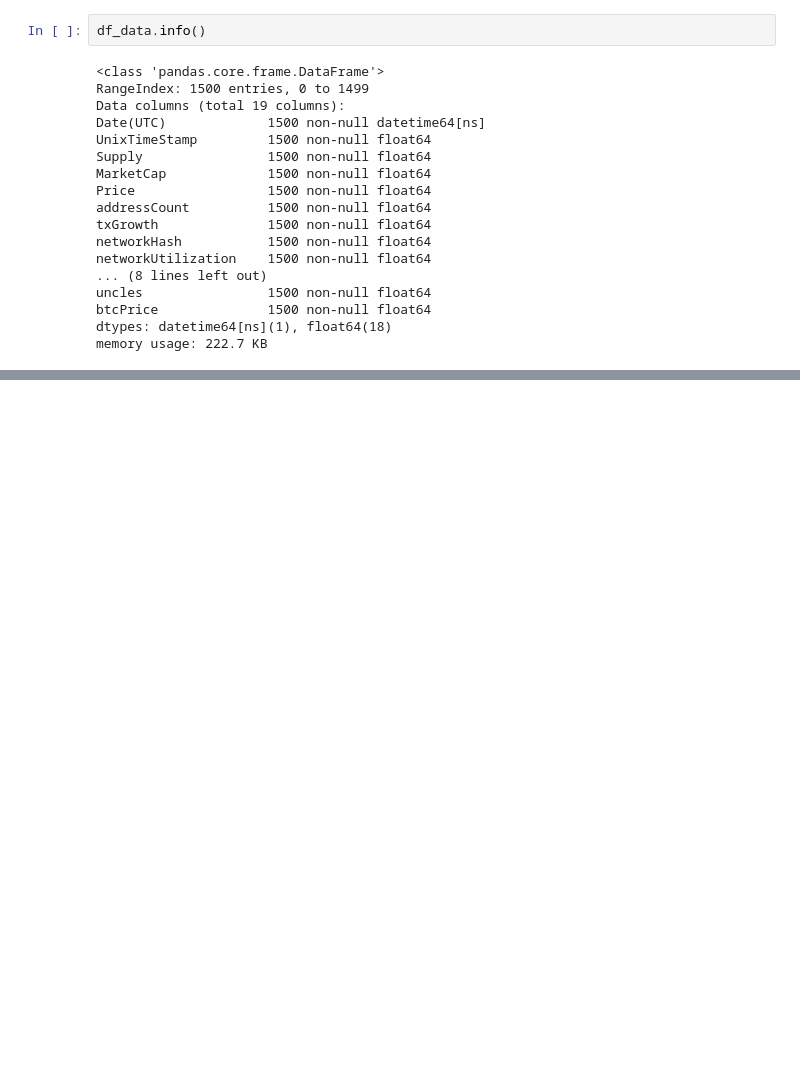
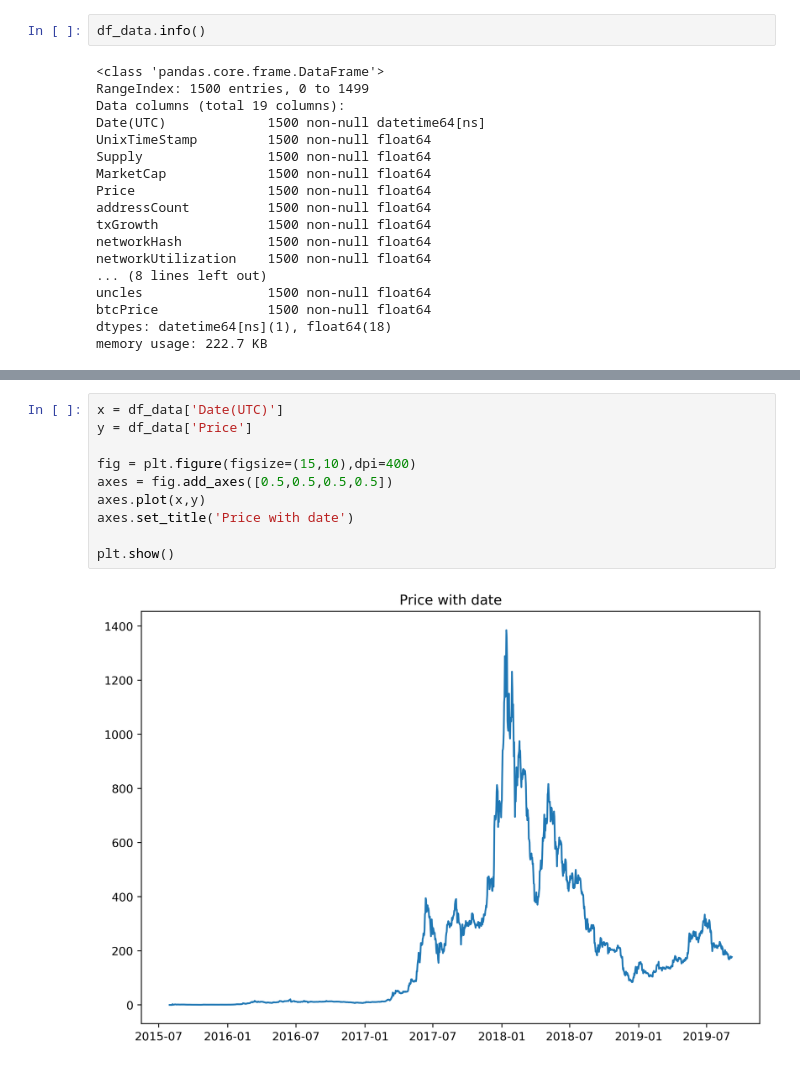
Before and after one commit to y4m4rx/appliedDataScienceProject, a Jupyter notebook: Data Clean/Project.ipynb, the cells around one changed output, grey strips where cells are left out. Saved outputs shown, nothing was run; the diff lists cells and outputs as text; blank space fills up the shorter version.

```diff
--- a/Data Clean/Project.ipynb
+++ b/Data Clean/Project.ipynb
@@ -143,0 +182,12 @@ df_data.describe()
+# %%
+x = df_data['Date(UTC)']
+y = df_data['Price']
+
+fig = plt.figure(figsize=(15,10),dpi=400)
+axes = fig.add_axes([0.5,0.5,0.5,0.5])
+axes.plot(x,y)
+axes.set_title('Price with date')
+
+plt.show()
+# %% [output]
+[figure, added]
```
Also changed, not shown: parts of 3 cells of this notebook.
